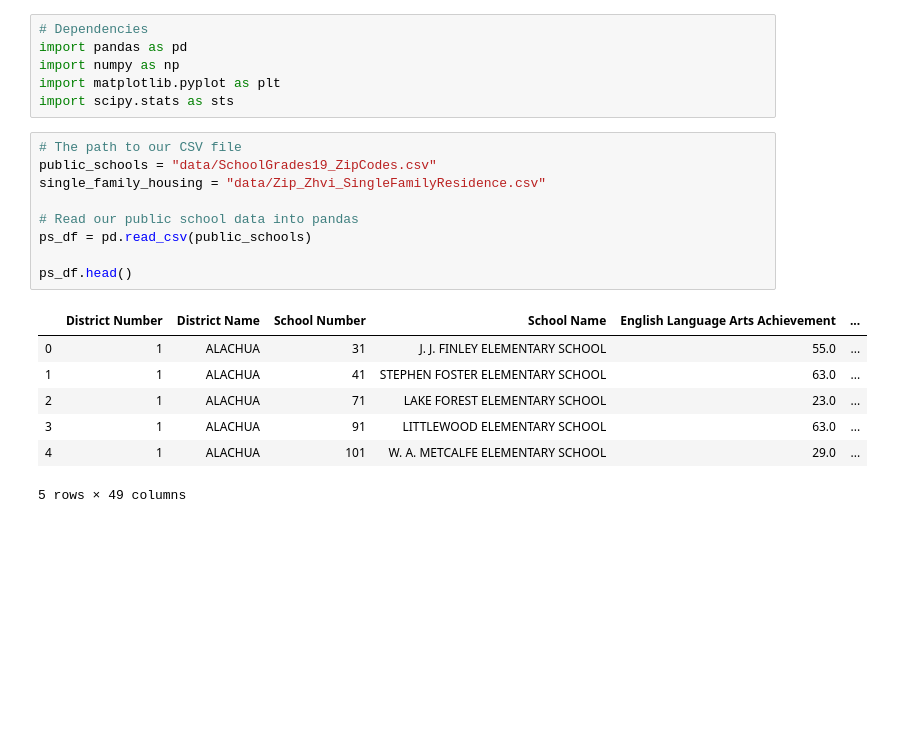
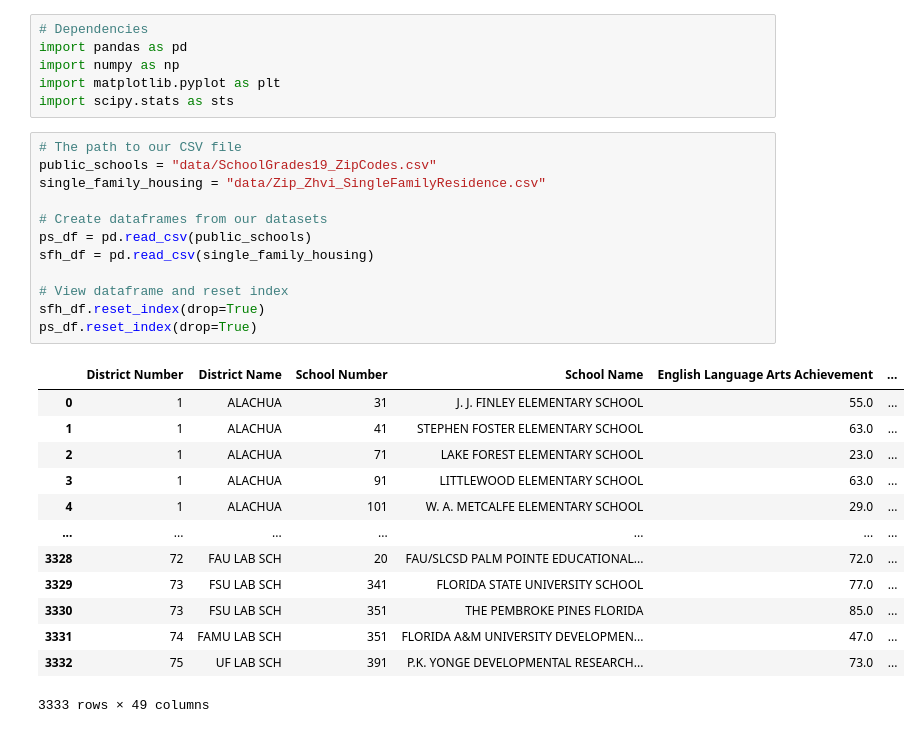
Before and after one commit to nleopard/Florida-Housing-vs-Public-Schools, a Jupyter notebook: Analysis.ipynb, the cells around one changed output. Cells and saved outputs as stored; diff of their text form; blank space fills up the shorter version.

```diff
--- a/Analysis.ipynb
+++ b/Analysis.ipynb
@@ -7,17 +7,26 @@ import scipy.stats as sts
 # %%
 # The path to our CSV file
 public_schools = "data/SchoolGrades19_ZipCodes.csv"
 single_family_housing = "data/Zip_Zhvi_SingleFamilyResidence.csv"
 
-# Read our public school data into pandas
+# Create dataframes from our datasets
 ps_df = pd.read_csv(public_schools)
+sfh_df = pd.read_csv(single_family_housing)
 
-ps_df.head()
+# View dataframe and reset index
+sfh_df.reset_index(drop=True)
+ps_df.reset_index(drop=True)
 # %% [output]
 |  | District Number | District Name | School Number | School Name | English Language Arts Achievement | ... |
 | 0 | 1 | ALACHUA | 31 | J. J. FINLEY ELEMENTARY SCHOOL | 55.0 | ... |
 | 1 | 1 | ALACHUA | 41 | STEPHEN FOSTER ELEMENTARY SCHOOL | 63.0 | ... |
 | 2 | 1 | ALACHUA | 71 | LAKE FOREST ELEMENTARY SCHOOL | 23.0 | ... |
 | 3 | 1 | ALACHUA | 91 | LITTLEWOOD ELEMENTARY SCHOOL | 63.0 | ... |
 | 4 | 1 | ALACHUA | 101 | W. A. METCALFE ELEMENTARY SCHOOL | 29.0 | ... |
+| ... | ... | ... | ... | ... | ... | ... |
+| 3328 | 72 | FAU LAB SCH | 20 | FAU/SLCSD PALM POINTE EDUCATIONAL... | 72.0 | ... |
+| 3329 | 73 | FSU LAB SCH | 341 | FLORIDA STATE UNIVERSITY SCHOOL | 77.0 | ... |
+| 3330 | 73 | FSU LAB SCH | 351 | THE PEMBROKE PINES FLORIDA | 85.0 | ... |
+| 3331 | 74 | FAMU LAB SCH | 351 | FLORIDA A&M UNIVERSITY DEVELOPMEN... | 47.0 | ... |
+| 3332 | 75 | UF LAB SCH | 391 | P.K. YONGE DEVELOPMENTAL RESEARCH... | 73.0 | ... |
-5 rows × 49 columns
+3333 rows × 49 columns
```
Also changed, not shown: parts of 10 cells of this notebook.
